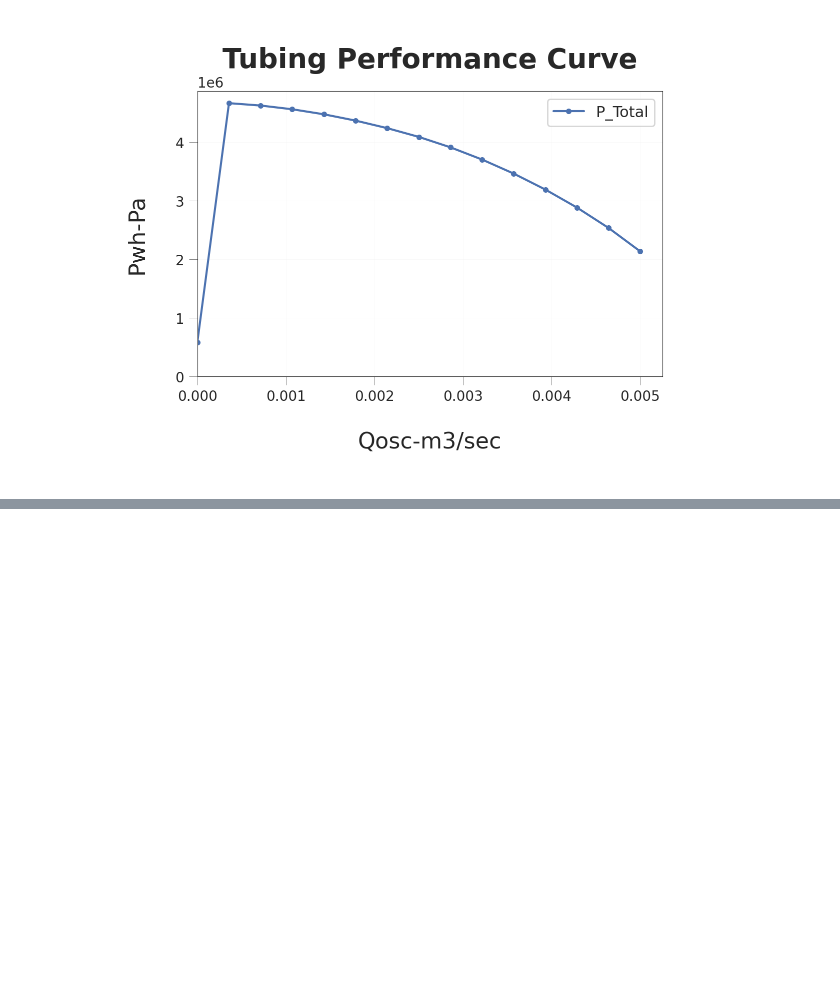
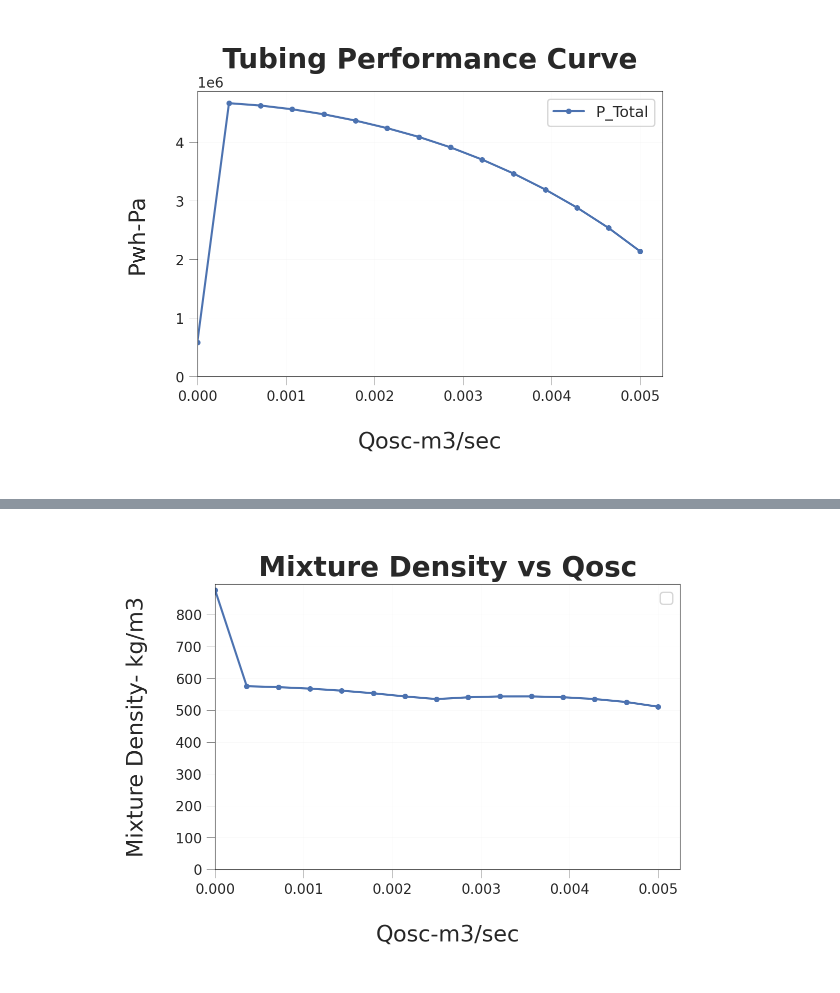
Before and after one commit to Priyam8210/Outflow_VLP, a Jupyter notebook: multiphase-tpr.ipynb, the cells around one changed output, grey strips where cells are left out. Drawn from its saved outputs; the diff is of its cells as text; code cells hidden in the pictures; blank space fills up the shorter version.

```diff
--- a/multiphase-tpr.ipynb
+++ b/multiphase-tpr.ipynb
@@ -397,0 +388,12 @@ plt.show()
+# %%
+plt.plot(Qosc_Data, Mixture_Density_Data, marker='.')
+plt.xlim(left=0)
+plt.ylim(bottom=0)
+plt.grid(True, alpha=0.5)
+plt.xlabel('Qosc-m3/sec', fontsize=16)
+plt.ylabel('Mixture Density- kg/m3', fontsize=16)
+plt.title('Mixture Density vs Qosc', fontsize=20, fontweight='bold')
+plt.legend()
+plt.show()
+# %% [output]
+[figure, added]
```
Also changed, not shown: parts of 6 cells of this notebook.
